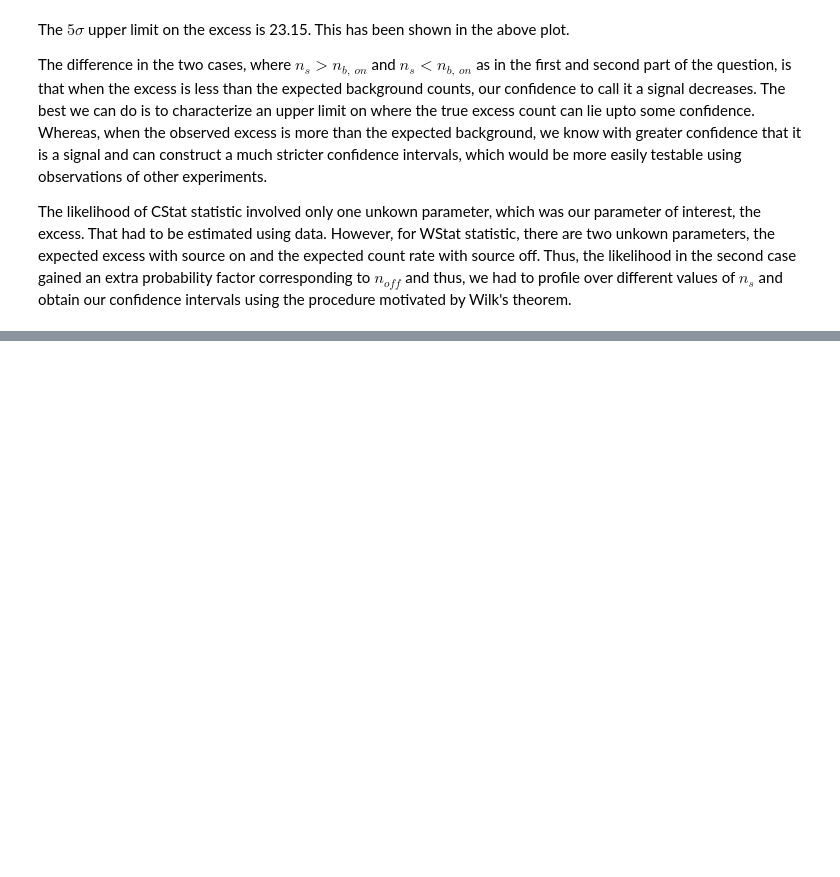
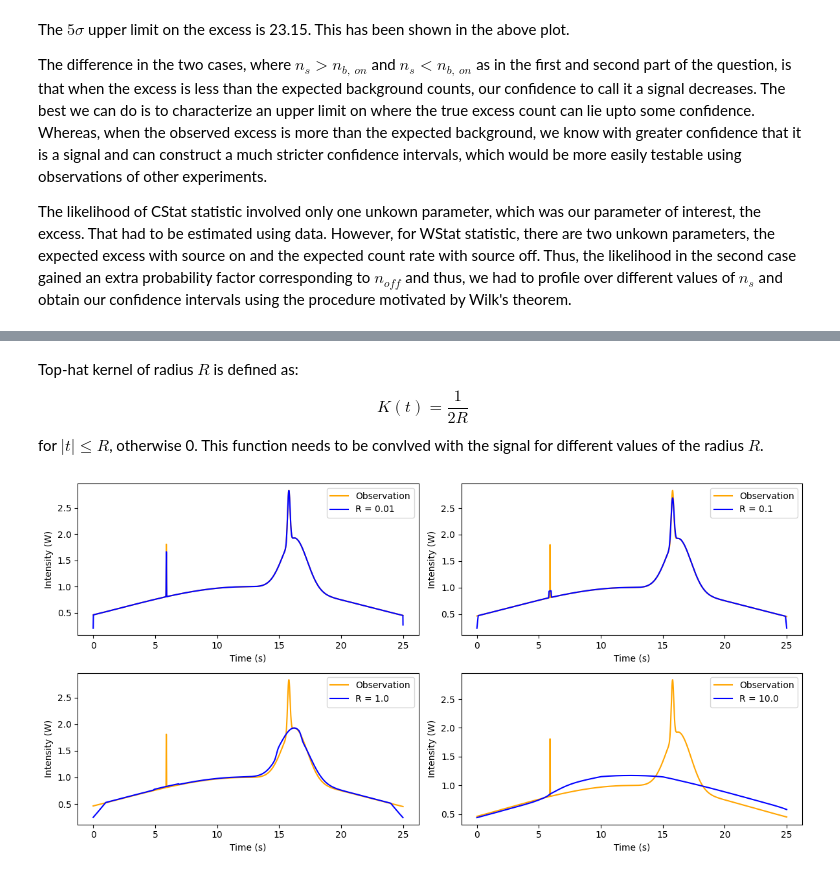
Before and after one commit to sarthak-tri/ACR_2026_TIFR_assignments, a Jupyter notebook: assignment-2/answers-assignment-2.ipynb, the cells around one changed output, grey strips where cells are left out. Cells and saved outputs as stored; diff of their text form; code cells hidden in the pictures; blank space fills up the shorter version.

```diff
--- a/assignment-2/answers-assignment-2.ipynb
+++ b/assignment-2/answers-assignment-2.ipynb
@@ -397,0 +426,52 @@ The likelihood of CStat statistic involved only one unkown parameter, which was
+# %% [markdown]
+Top-hat kernel of radius $R$ is defined as:
+$$
+K(t) = \frac{1}{2R}
+$$
+for $|t| \le R$, otherwise 0. This function needs to be convlved with the signal for different values of the radius $R$.
+# %%
+# Defining top-hat kernel
+def tophat_ker(times, radius):
+    """
+    Inputs -->
+    times [array, float] : the aray of lags
+    radius [float] : the radius of the top-hat kernel
+    Output -->
+    ker [array, float] : the normalized top-hat kernel centered at 0 of the lag space.
+    """
+    nonzero_mask = np.abs(times) < radius   # kernel centered at 0 of the times array
+    ker = np.zeros(len(times))
+    ker[nonzero_mask] = (0.5)/(radius)
+    return ker
+
+radius_vals = np.array([1e1, 1e2, 1e3, 1e4]) * dt # kernel radius in temrs of the timing resolution
+convolved_obs = {}  # empty dictionary to store different convolved obsevation arrays
+lag_space = np.arange(-12.5, 12.5, dt)  # maximum possible lag
+for r in radius_vals:
+    ker = tophat_ker(times = lag_space, radius = r)
+    convolved_obs[r] = np.convolve(observation, ker, mode = "same")   # Convolution step
+
+# Visualization of the original observation vs after convolution with top-hat kernel
+## plotting on same axes for comparability with and without convolution
+
+fig, ax = plt.subplots(2,2, figsize = (12,6))
+ik = [(0,0), (0,1), (1,0), (1,1)]
+for r_i in range(len(radius_vals)):
+    radius = radius_vals[r_i]
+    i, k = ik[r_i]
+    ## Original observation
+    ax[i,k].plot(t_arr, observation, color = "orange", label = 'Observation')
+    ax[i,k].set_xlabel("Time (s)")
+    ax[i,k].set_ylabel("Intenisty (W)")
+    ax[i,k].legend()
+    ## Normalizing convolution, which otherwise takes very large values for small R for comparability with signal
+    normed_conv = convolved_obs[radius]/np.trapezoid(convolved_obs[radius])
+    normed_conv = np.trapezoid(observation) * normed_conv
+    ax[i,k].plot(t_arr, normed_conv, color = "blue", label = f"R = {radius}")
+    ax[i,k].legend()
+    ax[i,k].set_xlabel("Time (s)")
+    ax[i,k].set_ylabel("Intensity (W)")
+plt.tight_layout()
+plt.show()
+# %% [output]
+[figure, added]
```
Also changed, not shown: parts of 6 cells of this notebook.
